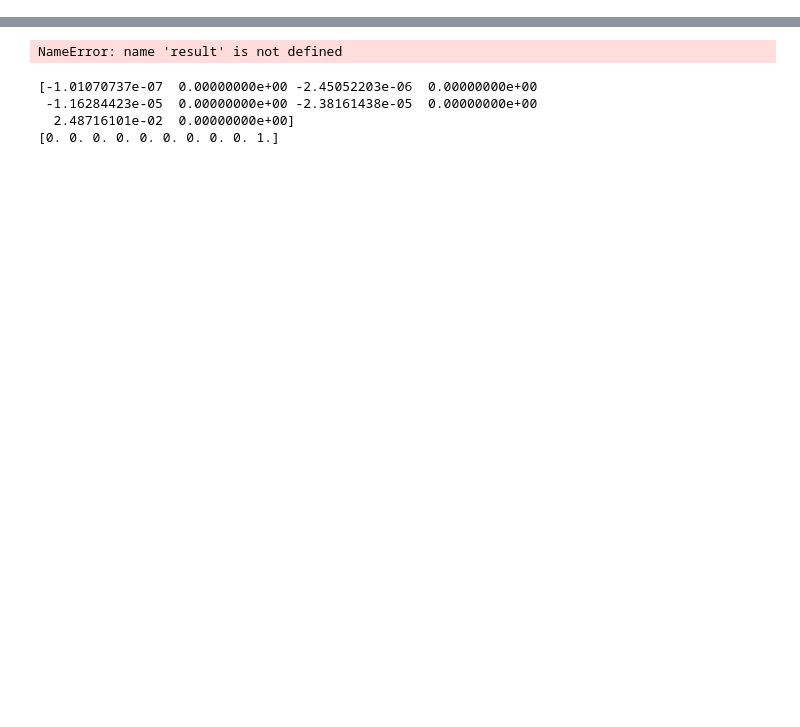
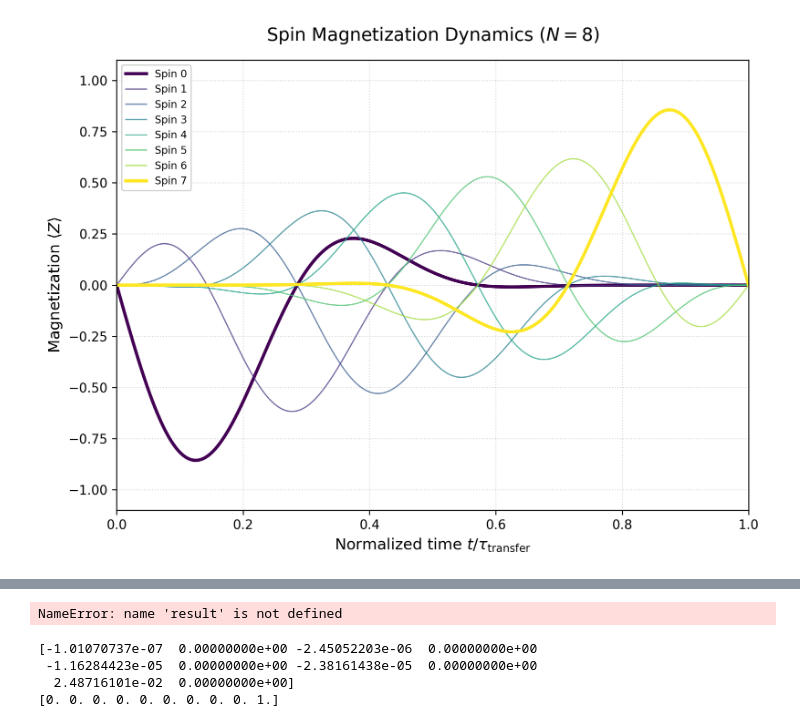
Before and after one commit to OsQarM/quantum_state_transfer, a Jupyter notebook: notebooks/standard_encoding_test.ipynb, the cells around one changed output, grey strips where cells are left out. Cells and saved outputs as stored; diff of their text form; code cells hidden in the pictures; blank space fills up the shorter version.

```diff
--- a/notebooks/standard_encoding_test.ipynb
+++ b/notebooks/standard_encoding_test.ipynb
@@ -63,0 +91,4 @@ plots.plot_z_expectations(magnetizations, N)
+# %%
+plots.plot_expectations_gradient(magnetizations["Sy"], N)
+# %% [output]
+[figure, added]
```
Also changed, not shown: parts of 9 cells of this notebook, 3 other files.
